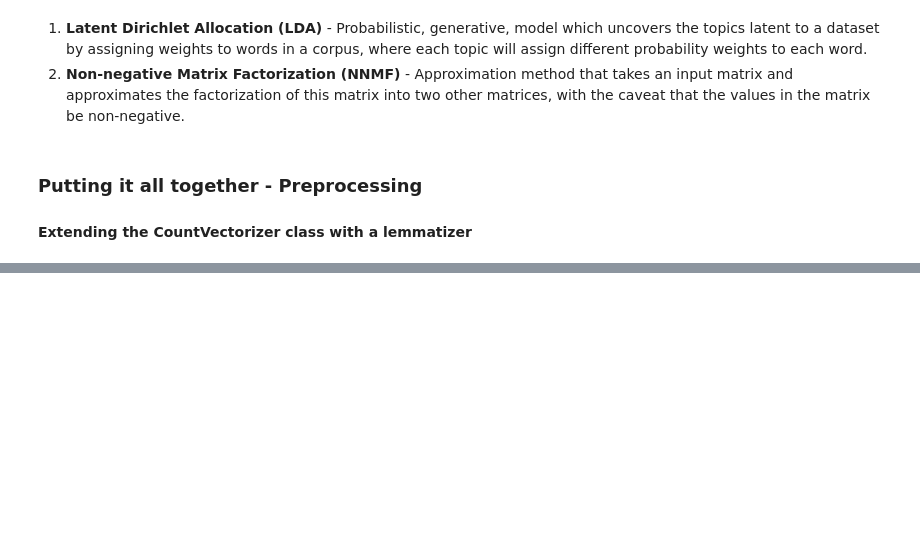
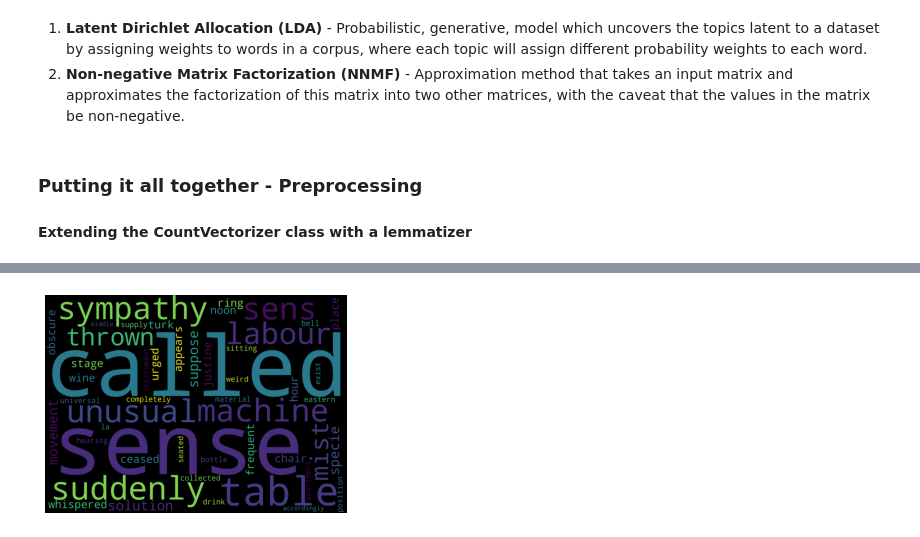
Before and after one commit to So-bonkers/Indian-Accent-Embeddings, a Jupyter notebook: Example_Assignment/Aside/Topic Modelling/spooky_nlp.ipynb, the cells around one changed output, grey strips where cells are left out. Saved outputs shown, nothing was run; the diff lists cells and outputs as text; code cells hidden in the pictures; blank space fills up the shorter version.

```diff
--- a/Example_Assignment/Aside/Topic Modelling/spooky_nlp.ipynb
+++ b/Example_Assignment/Aside/Topic Modelling/spooky_nlp.ipynb
@@ -349,0 +435,12 @@ Function get_feature_names is deprecated; get_feature_names is deprecated in 1.0
+# %%
+cloud = WordCloud(
+                          stopwords=STOPWORDS,
+                          background_color='black',
+                          width=2500,
+                          height=1800
+                         ).generate(" ".join(fourth_topic_words))
+plt.imshow(cloud)
+plt.axis('off')
+plt.show()
+# %% [output]
+[figure, added]
```
Also changed, not shown: parts of 13 cells of this notebook.
